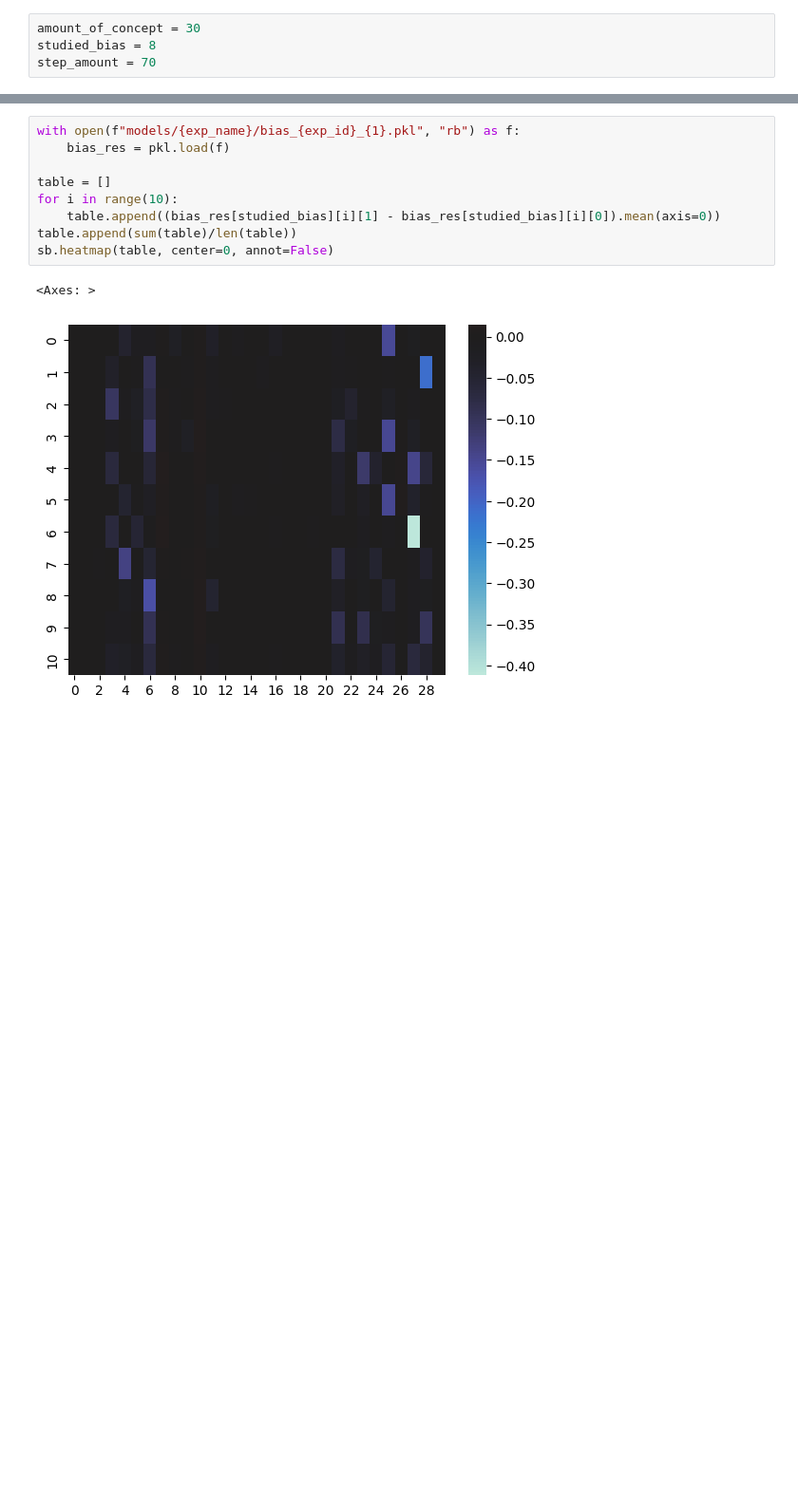
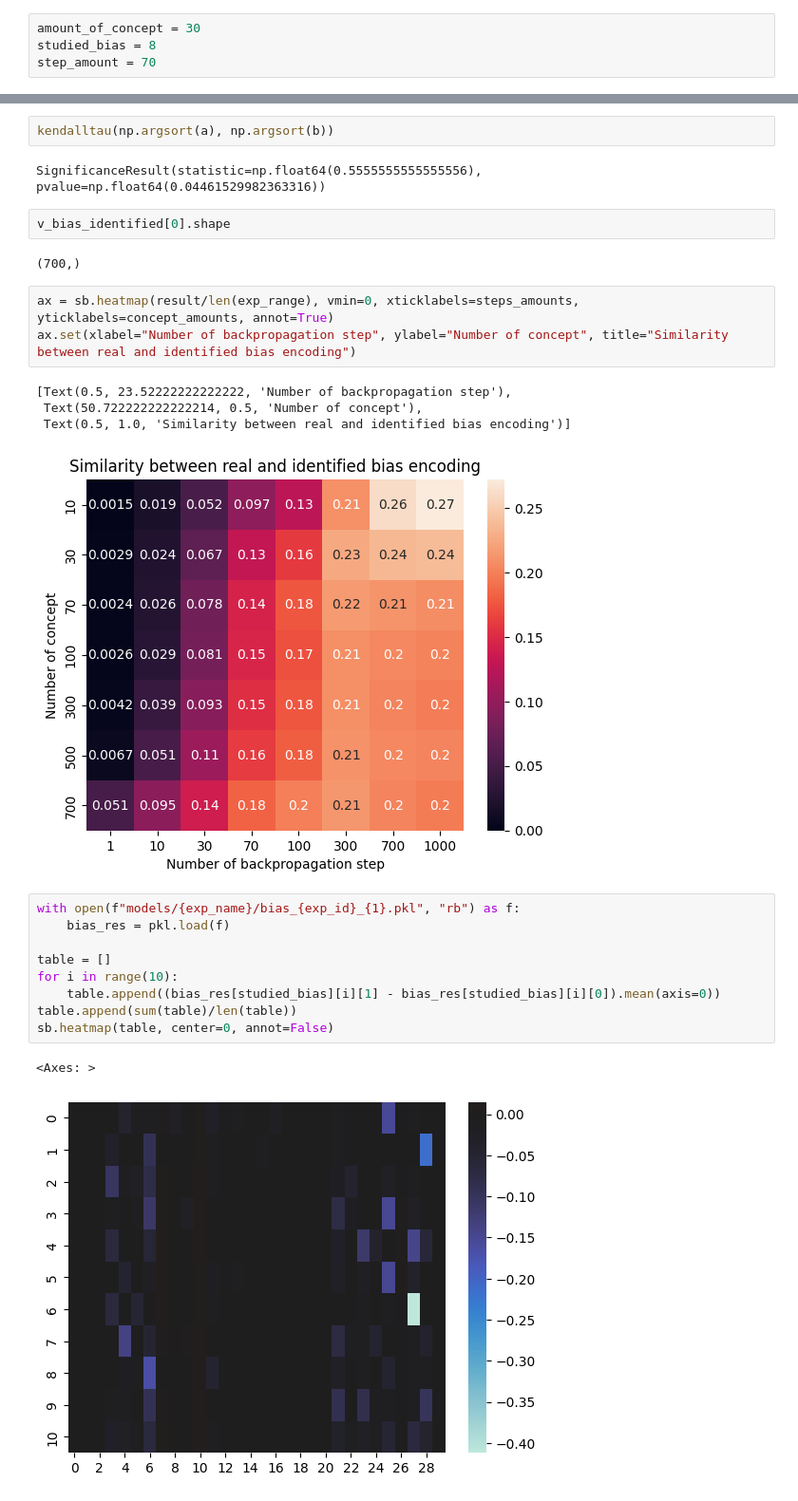
Before and after one commit to vitryt/label-free-bias-identification, a Jupyter notebook: data_recovery.ipynb, the cells around one changed output, grey strips where cells are left out. Shown at 95% size. Drawn from its saved outputs; the diff is of its cells as text; blank space fills up the shorter version.

```diff
--- a/data_recovery.ipynb
+++ b/data_recovery.ipynb
@@ -53,3 +207,19 @@ step_amount = 70
+# %%
+kendalltau(np.argsort(a), np.argsort(b))
+# %% [output]
+SignificanceResult(statistic=np.float64(0.5555555555555556), pvalue=np.float64(0.04461529982363316))
+# %%
+v_bias_identified[0].shape
+# %% [output]
+(700,)
+# %%
+ax = sb.heatmap(result/len(exp_range), vmin=0, xticklabels=steps_amounts, yticklabels=concept_amounts, annot=True)
+ax.set(xlabel="Number of backpropagation step", ylabel="Number of concept", title="Similarity between real and identified bias encoding")
+# %% [output]
+[Text(0.5, 23.52222222222222, 'Number of backpropagation step'),
+ Text(50.722222222222214, 0.5, 'Number of concept'),
+ Text(0.5, 1.0, 'Similarity between real and identified bias encoding')]
+[figure, added]
 # %%
 with open(f"models/{exp_name}/bias_{exp_id}_{1}.pkl", "rb") as f:
     bias_res = pkl.load(f)
```
Also changed, not shown: parts of 8 cells of this notebook, 3 other files.
